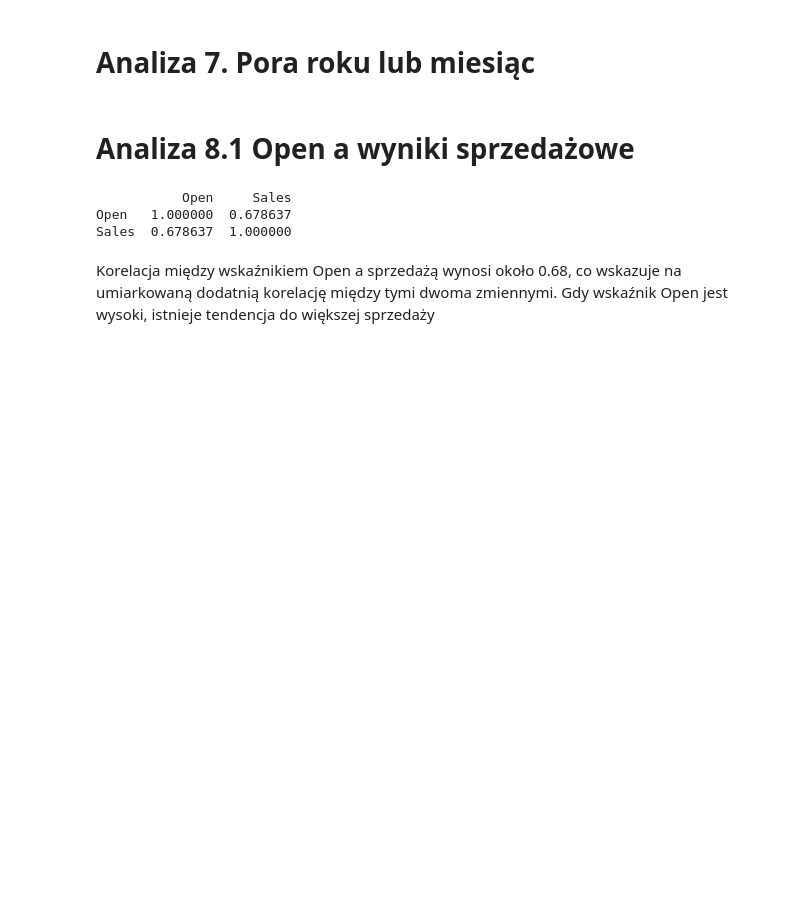
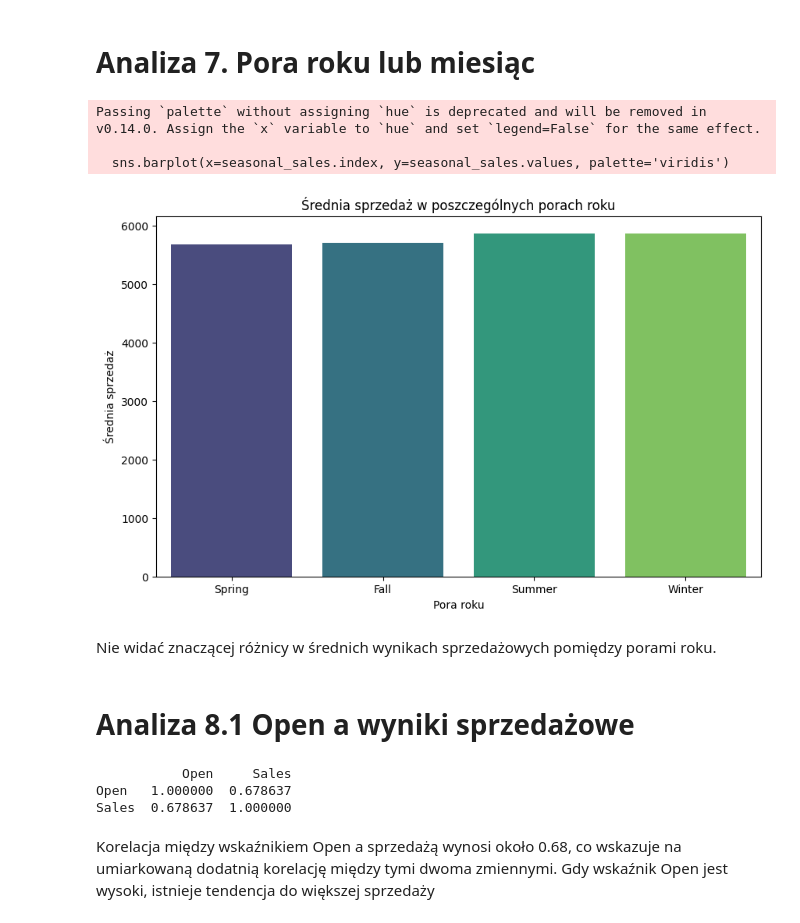
Before and after one commit to AgniechaP/EAD_project_1, a Jupyter notebook: blok_2/projekt_blok_2.ipynb, the cells around one changed output. Drawn from its saved outputs; the diff is of its cells as text; code cells hidden in the pictures; blank space fills up the shorter version.

```diff
--- a/blok_2/projekt_blok_2.ipynb
+++ b/blok_2/projekt_blok_2.ipynb
@@ -880,5 +930,23 @@ plt.show()
 # %% [markdown]
 # Analiza 7. Pora roku lub miesiąc
+# %%
+# Przypisanie pory roku do każdej daty
+merged_data['Season'] = pd.to_datetime(merged_data['Date']).dt.month.map({1: 'Winter', 2: 'Winter', 3: 'Spring', 4: 'Spring', 5: 'Spring', 6: 'Summer', 7: 'Summer', 8: 'Summer', 9: 'Fall', 10: 'Fall', 11: 'Fall', 12: 'Winter'})
+seasonal_sales = merged_data.groupby('Season')['Sales'].mean().sort_values()
+
+plt.figure(figsize=(10, 6))
+sns.barplot(x=seasonal_sales.index, y=seasonal_sales.values, palette='viridis')
+plt.title('Średnia sprzedaż w poszczególnych porach roku')
+plt.xlabel('Pora roku')
+plt.ylabel('Średnia sprzedaż')
+plt.show()
+# %% [output]
+Passing `palette` without assigning `hue` is deprecated and will be removed in v0.14.0. Assign the `x` variable to `hue` and set `legend=False` for the same effect.
+
+  sns.barplot(x=seasonal_sales.index, y=seasonal_sales.values, palette='viridis')
+[figure, added]
+# %% [markdown]
+Nie widać znaczącej różnicy w średnich wynikach sprzedażowych pomiędzy porami roku.
 # %% [markdown]
 # Analiza 8.1 Open a wyniki sprzedażowe
 # %%
```
Also changed, not shown: parts of 23 cells of this notebook.
